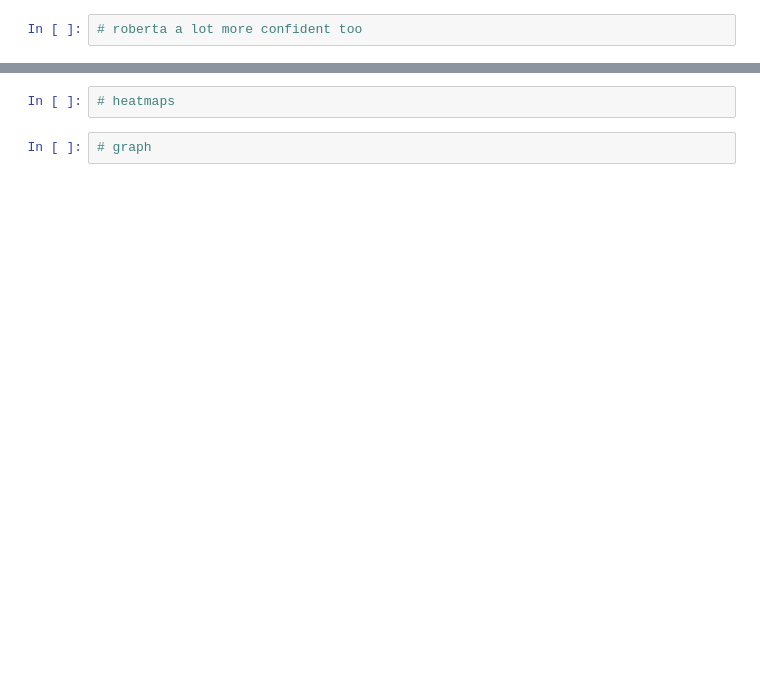
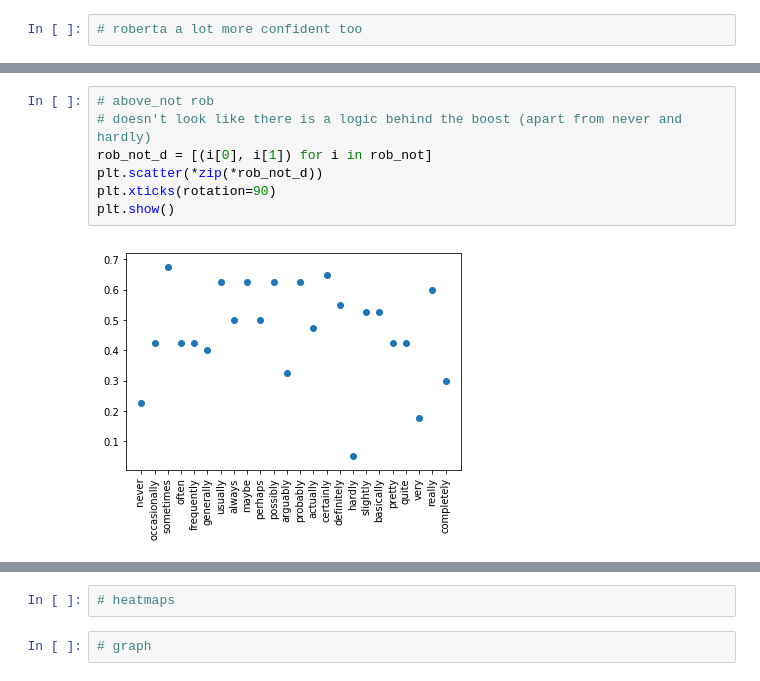
Before and after one commit to isabellelorge/reddit_project, a Jupyter notebook: notebooks/Rerun_after_swap_really.ipynb, the cells around one changed output, grey strips where cells are left out. Saved outputs shown, nothing was run; the diff lists cells and outputs as text; blank space fills up the shorter version.

```diff
--- a/notebooks/Rerun_after_swap_really.ipynb
+++ b/notebooks/Rerun_after_swap_really.ipynb
@@ -117,0 +307,9 @@ GPT2 ((10, 0.0030152367), (452, 1.4930817e-05), [('but', 0.7789079), ('and', 0.0
+# %%
+# above_not rob
+# doesn't look like there is a logic behind the boost (apart from never and hardly)
+rob_not_d = [(i[0], i[1]) for i in rob_not]
+plt.scatter(*zip(*rob_not_d))
+plt.xticks(rotation=90)
+plt.show()
+# %% [output]
+[figure, added]
```
Also changed, not shown: parts of 160 cells of this notebook, 7 other files.
